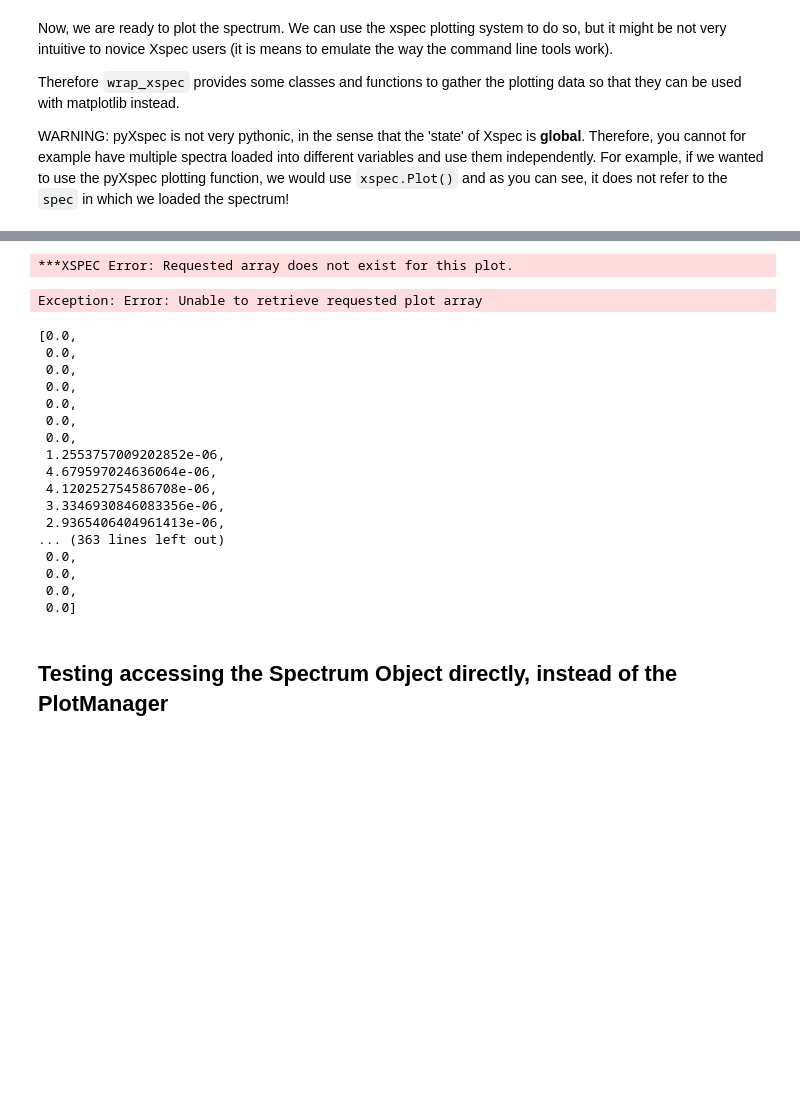
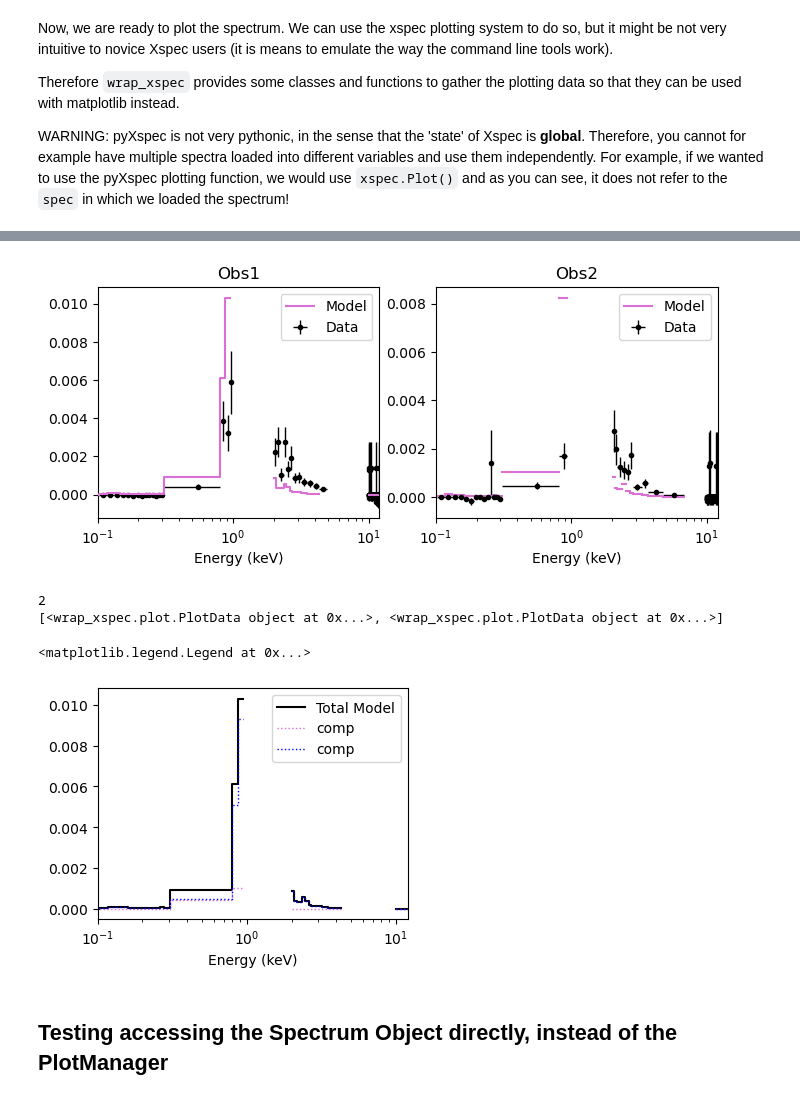
Before and after one commit to veropetit/wrap_xspec, a Jupyter notebook: Tutorials/LoadingSpectrum.ipynb, the cells around one changed output, grey strips where cells are left out. Cells and saved outputs as stored; diff of their text form; code cells hidden in the pictures; blank space fills up the shorter version.

```diff
--- a/Tutorials/LoadingSpectrum.ipynb
+++ b/Tutorials/LoadingSpectrum.ipynb
@@ -173,45 +161,46 @@ ax.legend(loc=0)
 # %%
 plotmodel = wx.plot.get_ModelData()
 plotmodel2 = wx.plot.get_ModelData(s=2)
 
 fig, ax = plt.subplots(1,2, figsize=(8,3))
 
 ax[0] = plotdata.plot_err(ax[0], c='k', lw=1, label='Data')
-ax[0] = plotmodel.plot_step(ax[0], c='orchid', label='Model')
+ax[0] = plotmodel.plot_step_h(ax[0], c='orchid', label='Model', zorder=3000)
 ax[0].set_title('Obs1')
 
 ax[1] = plotdata2.plot_err(ax[1], c='k', lw=1, label='Data')
 ax[1] = plotmodel2.plot_step(ax[1], c='orchid', label='Model')
 ax[1].set_title('Obs2')
 
 for item in ax:
     item.set_xscale('log')
     item.set_xlabel('Energy (keV)')
     item.set_xlim(0.1,12)
     item.legend(loc=0)
 # %% [output]
-***XSPEC Error: Requested array does not exist for this plot.
-Exception: Error: Unable to retrieve requested plot array
+[figure, added]
 # %%
-xspec.Plot.addComp(1,1,1)
+plotcomp = wx.plot.get_ModelCompData()
+
+fig, ax = plt.subplots(1,1, figsize=(4,3))
+
+ax = plotmodel.plot_step_h(ax, c='k', label='Total Model')
+
+print(plotcomp)
+
+color = ['orchid', 'blue']
+for i in range(0,len(plotcomp)):
+    ax = plotcomp[i].plot_step_h(ax, ls='dotted', label='comp', lw=1, c=color[i])
+
+ax.set_xscale('log')
+ax.set_xlabel('Energy (keV)')
+ax.set_xlim(0.1,12)
+ax.legend(loc=0)
 # %% [output]
-[0.0,
- 0.0,
- 0.0,
- 0.0,
- 0.0,
- 0.0,
- 0.0,
- 1.2553757009202852e-06,
- 4.679597024636064e-06,
- 4.120252754586708e-06,
- 3.3346930846083356e-06,
- 2.9365406404961413e-06,
-... (363 lines left out)
- 0.0,
- 0.0,
- 0.0,
- 0.0]
+2
+[<wrap_xspec.plot.PlotData object at 0x...>, <wrap_xspec.plot.PlotData object at 0x...>]
+<matplotlib.legend.Legend at 0x...>
+[figure, added]
 # %% [markdown]
 ## Testing accessing the Spectrum Object directly, instead of the PlotManager
 # %%
```
Also changed, not shown: parts of 9 cells of this notebook, 2 other files.
